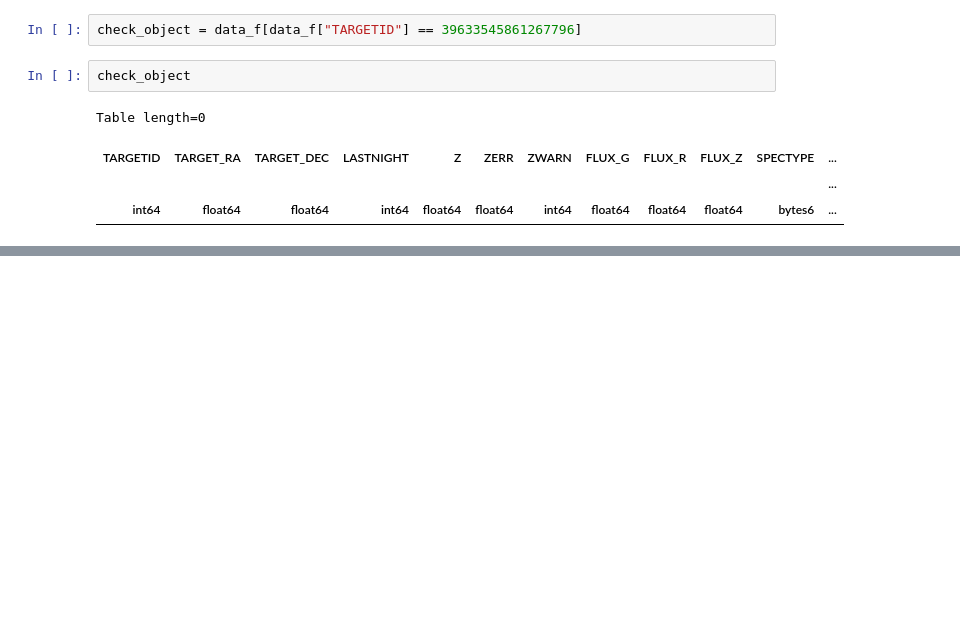
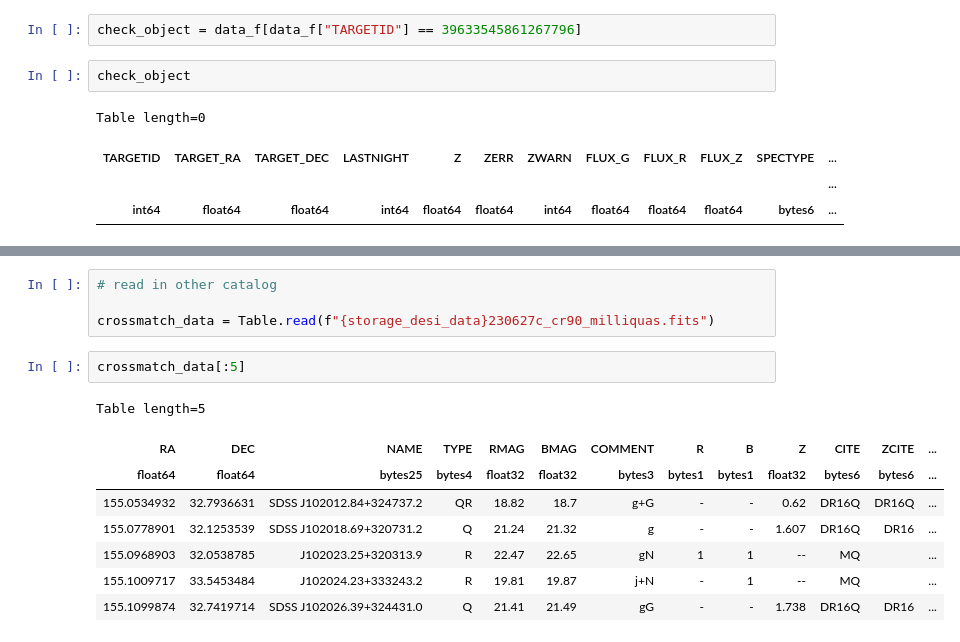
Before and after one commit to ananya971/ligo-desi-gw-follow-up, a Jupyter notebook: Galaxy Selection/Galaxy_Selector_MOC.ipynb, the cells around one changed output, grey strips where cells are left out. Drawn from its saved outputs; the diff is of its cells as text; blank space fills up the shorter version.

```diff
--- a/Galaxy Selection/Galaxy_Selector_MOC.ipynb
+++ b/Galaxy Selection/Galaxy_Selector_MOC.ipynb
@@ -1047,0 +1081,15 @@ for q in range(20):
+# %%
+# read in other catalog
+
+crossmatch_data = Table.read(f"{storage_desi_data}230627c_cr90_milliquas.fits")
+# %%
+crossmatch_data[:5]
+# %% [output]
+Table length=5
+| RA | DEC | NAME | TYPE | RMAG | BMAG | COMMENT | R | B | Z | CITE | ZCITE | ... |
+| float64 | float64 | bytes25 | bytes4 | float32 | float32 | bytes3 | bytes1 | bytes1 | float32 | bytes6 | bytes6 | ... |
+| 155.0534932 | 32.7936631 | SDSS J102012.84+324737.2 | QR | 18.82 | 18.7 | g+G | - | - | 0.62 | DR16Q | DR16Q | ... |
+| 155.0778901 | 32.1253539 | SDSS J102018.69+320731.2 | Q | 21.24 | 21.32 | g | - | - | 1.607 | DR16Q | DR16 | ... |
+| 155.0968903 | 32.0538785 | J102023.25+320313.9 | R | 22.47 | 22.65 | gN | 1 | 1 | -- | MQ |  | ... |
+| 155.1009717 | 33.5453484 | J102024.23+333243.2 | R | 19.81 | 19.87 | j+N | - | 1 | -- | MQ |  | ... |
+| 155.1099874 | 32.7419714 | SDSS J102026.39+324431.0 | Q | 21.41 | 21.49 | gG | - | - | 1.738 | DR16Q | DR16 | ... |
```
Also changed, not shown: parts of 19 cells of this notebook, 2 other files.
